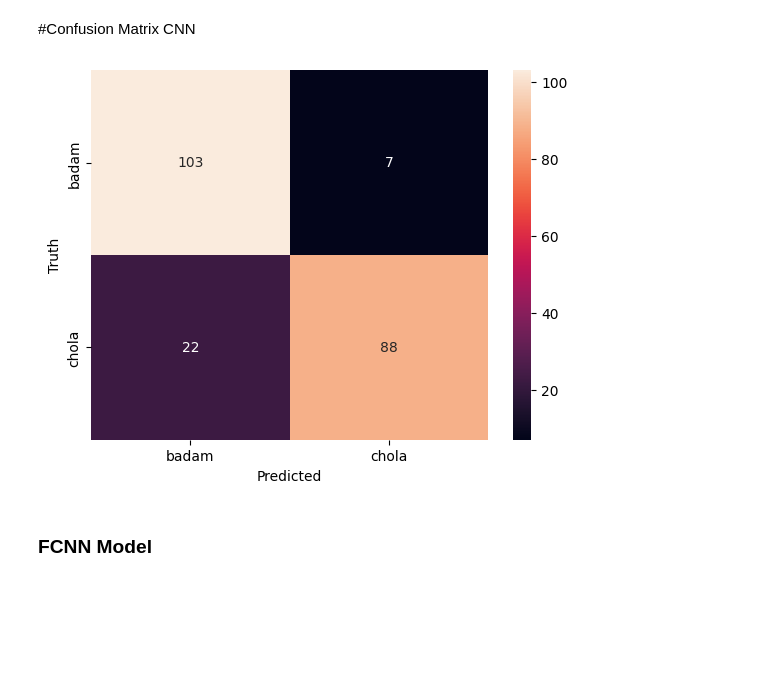
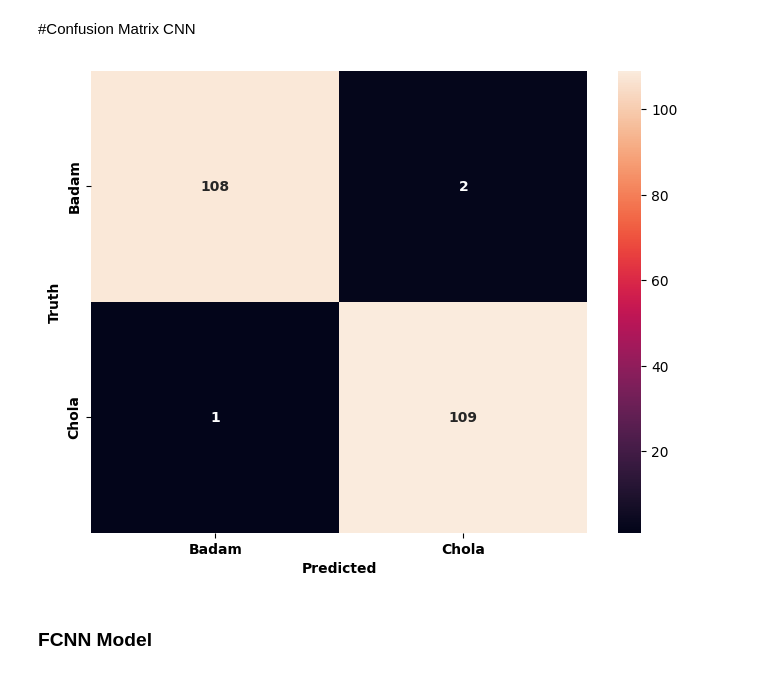
Before and after one commit to ForhanShahriarFahim/Artificial-Intelligence-Lab, a Jupyter notebook: Group_9_Assignment_4(Updated).ipynb, the cells around one changed output. Drawn from its saved outputs; the diff is of its cells as text; code cells hidden in the pictures; blank space fills up the shorter version.

```diff
--- a/Group_9_Assignment_4(Updated).ipynb
+++ b/Group_9_Assignment_4(Updated).ipynb
@@ -159,30 +165,30 @@ plt.figure(figsize=(10, 8))
 # Plot the train bars and their counts with color skyblue
 plt.bar(train_x, train_counts, width=bar_width, label='Train', color='skyblue')
 for i, count in enumerate(train_counts):
-    plt.text(train_x[i], count, str(count), ha='center', va='bottom')
+    plt.text(train_x[i], count, str(count), ha='center', va='bottom',  weight = 'bold')
 
 # Plot the test bars and their counts with color salmon
 plt.bar(test_x, test_counts, width=bar_width, label='Test', color='salmon')
 for i, count in enumerate(test_counts):
-    plt.text(test_x[i], count, str(count), ha='center', va='bottom')
+    plt.text(test_x[i], count, str(count), ha='center', va='bottom', weight = 'bold')
 
 # Plot the val bars and their counts with color lightgreen
 plt.bar(val_x, val_counts, width=bar_width, label='Validation', color='lightgreen')
 for i, count in enumerate(val_counts):
-    plt.text(val_x[i], count, str(count), ha='center', va='bottom')
+    plt.text(val_x[i], count, str(count), ha='center', va='bottom', weight = 'bold')
 
 plt.xlabel('Element')
 plt.ylabel('Samples')
 plt.title('Number of Samples')
 
 # Set x-axis ticks and labels
-plt.xticks(test_x, ['badam', 'chola'])
+plt.xticks(test_x, ['Badam', 'Chola'], weight='bold')
 
 # Add legend
-plt.legend()
+plt.legend(fontsize=14)
 
 # Save the plot
-#plt.savefig('/content/drive/MyDrive/Classifier Dataset/Images Save/spillited_samples.png')
+# plt.savefig('/content/drive/MyDrive/Classifier Dataset/Images Save/spillited_samples.png')
 
 # Show the plot
 plt.show()
@@ -249,11 +255,11 @@ dense2 = Dense(512, activation='relu')(dense1)
 outputs = Dense(2, activation='softmax')(dense2)
 
 # Create model
-model = Model(inputs=inputs, outputs=outputs)
+cnn_model = Model(inputs=inputs, outputs=outputs)
 
 # Compile the model
-model.compile(optimizer='adam', loss='sparse_categorical_crossentropy', metrics=['accuracy'])
+cnn_model.compile(optimizer='adam', loss='sparse_categorical_crossentropy', metrics=['accuracy'])
 
 # Print the summary of the model
-model.summary()
+cnn_model.summary()
 # %% [output]
@@ -275,5 +281,5 @@ Trainable params: 4866242 (18.56 MB)
 Non-trainable params: 0 (0.00 Byte)
 _________________________________________________________________
 # %%
-history = model.fit(train_images, train_labels, validation_data=(val_images, val_labels), epochs=15)
+cnn_history = cnn_model.fit(train_images, train_labels, validation_data=(val_images, val_labels), epochs=30)
 # %% [output]
@@ -359,5 +365,5 @@ Test Accuracy: 100.000%
 # %%
-y_pred = model.predict(test_images)
+y_pred = cnn_model.predict(test_images)
 y_pred_labels = [np.argmax(i) for i in y_pred]
 y_pred[0]
 # %% [output]
@@ -376,18 +382,19 @@ Actual: badam
 # %%
 import seaborn as sn
 
 cm = tf.math.confusion_matrix(labels=test_labels, predictions=y_pred_labels)
 
-heatmap = sn.heatmap(cm, annot=True, fmt='d')
+plt.figure(figsize=(8, 6))
+heatmap = sn.heatmap(cm, annot=True, fmt='d', annot_kws={"weight": "bold"})  # Bold numbers inside the heatmap
 
-heatmap.set_xlabel('Predicted')
-heatmap.set_ylabel('Truth')
-heatmap.set_xticklabels(['badam', 'chola'], ha='center')
-heatmap.set_yticklabels(['badam', 'chola'], va='center')
-#plt.savefig('/content/drive/MyDrive/Classifier Dataset/Images Save/confusion_matrix_CNN.png')
+heatmap.set_xlabel('Predicted', weight='bold')
+heatmap.set_ylabel('Truth', weight='bold')
+heatmap.set_xticklabels(['Badam', 'Chola'], ha='center', weight='bold')
+heatmap.set_yticklabels(['Badam', 'Chola'], va='center', weight='bold')
+# plt.savefig('/content/drive/MyDrive/Classifier Dataset/Images Save/confusion_matrix_CNN.png')
 plt.show()
 # %% [output]
-[figure, old version]
+[figure, new version]
 # %% [markdown]
 ### FCNN Model
 # %%
```
Also changed, not shown: parts of 21 cells of this notebook.
